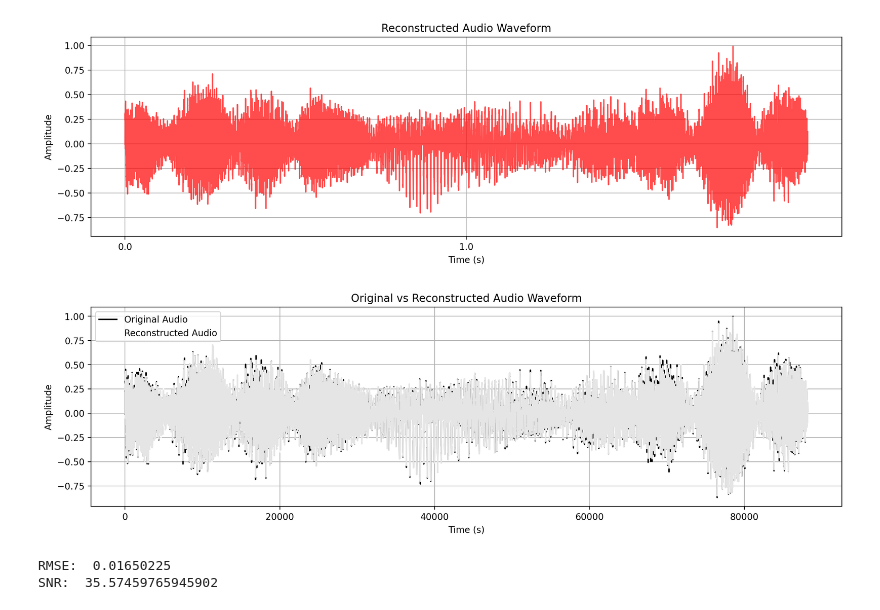
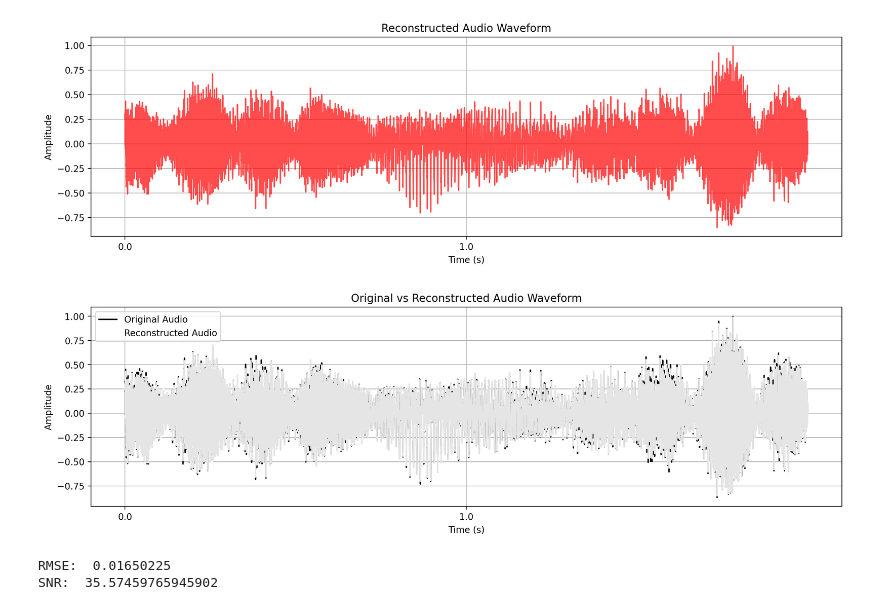
Before and after one commit to rayvego/es335-24-fall-assignment-2, a Jupyter notebook: task_2_3/task_2_part_2.ipynb, the cells around one changed output. Drawn from its saved outputs; the diff is of its cells as text; code cells hidden in the pictures.

Commit message:
fix graph axis in comparison graph in task 2 part 2

```diff
--- a/task_2_3/task_2_part_2.ipynb
+++ b/task_2_3/task_2_part_2.ipynb
@@ -205,16 +205,17 @@ plot_audio(pred_audio, sampling_rate, 'red', 'Reconstructed Audio Waveform')
 # %%
 # compare the result
 plt.figure(figsize=(15, 4))
 plt.plot(audio, color = 'black', alpha = 1, label = 'Original Audio')
 plt.plot(pred_audio, color = 'white', alpha = 0.9, label = 'Reconstructed Audio')
+plt.xticks(np.arange(0, pred_audio.shape[0], sampling_rate), np.arange(0, pred_audio.shape[0] / sampling_rate, 1))
 plt.xlabel('Time (s)')
 plt.ylabel('Amplitude')
 plt.title('Original vs Reconstructed Audio Waveform')
 plt.grid()
 plt.legend()
 plt.show()
 # %% [output]
-[figure, old version]
+[figure, new version]
 # %%
 def calculate_rmse_snr(original, reconstructed, max_value):
   mse = np.mean(np.square(original - reconstructed).numpy())
```
Also changed, not shown: parts of 1 cell of this notebook.
